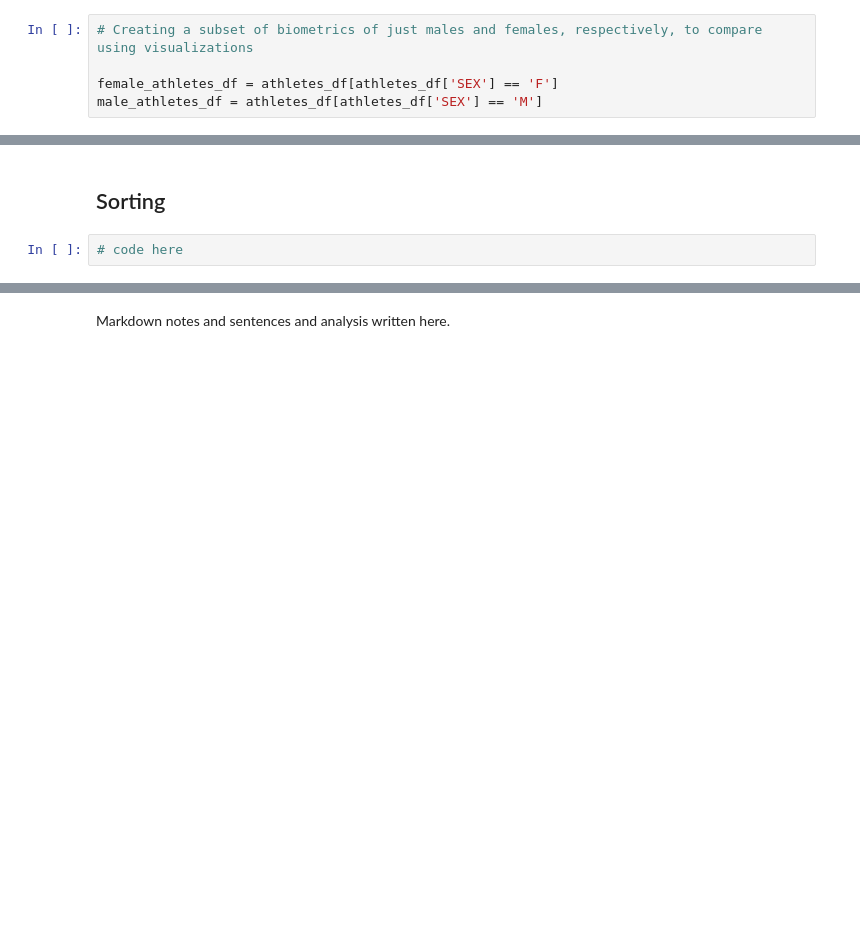
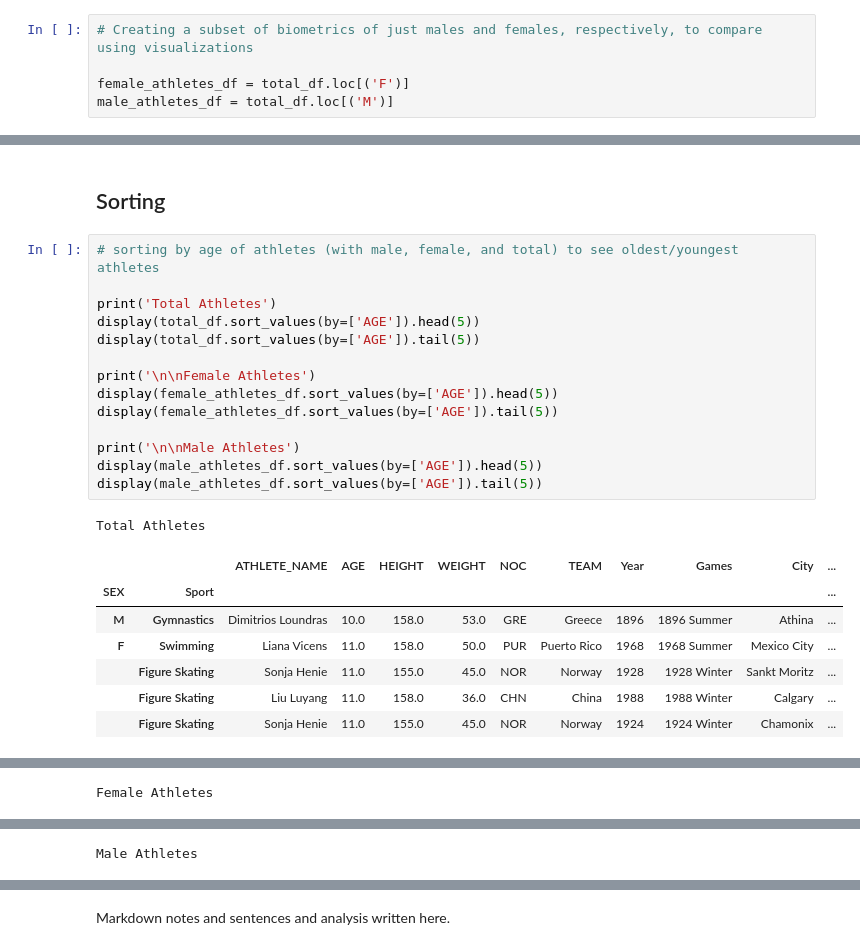
Before and after one commit to srushti-vai/Olympics-Data-Analysis, a Jupyter notebook: Olympics Data Analysis.ipynb, the cells around one changed output, grey strips where cells are left out. Saved outputs shown, nothing was run; the diff lists cells and outputs as text; blank space fills up the shorter version.

```diff
--- a/Olympics Data Analysis.ipynb
+++ b/Olympics Data Analysis.ipynb
@@ -84,5 +70,5 @@ Markdown notes and sentences and analysis written here.
 # %%
 # Creating a subset of biometrics of just males and females, respectively, to compare using visualizations
 
-female_athletes_df = athletes_df[athletes_df['SEX'] == 'F']
-male_athletes_df = athletes_df[athletes_df['SEX'] == 'M']
+female_athletes_df = total_df.loc[('F')]
+male_athletes_df = total_df.loc[('M')]
@@ -115,5 +105,26 @@ The winners_df is a new data frame that only contain the rows of the all_seasons
 We can use this filtered subset to analyze improvement in an athlete's performance over the years, as this only contains the data of the athletes who have won something, so by putting this data in a pivot table (as seen the pivot section below), we can see if an athlete gets better with each year participated in the Olympics.
 # %% [markdown]
 ## Sorting
-# %%
-# code here
+# %%
+# sorting by age of athletes (with male, female, and total) to see oldest/youngest athletes
+
+print('Total Athletes')
+display(total_df.sort_values(by=['AGE']).head(5))
+display(total_df.sort_values(by=['AGE']).tail(5))
+
+print('\n\nFemale Athletes')
+display(female_athletes_df.sort_values(by=['AGE']).head(5))
+display(female_athletes_df.sort_values(by=['AGE']).tail(5))
+
+print('\n\nMale Athletes')
+display(male_athletes_df.sort_values(by=['AGE']).head(5))
+display(male_athletes_df.sort_values(by=['AGE']).tail(5))
+# %% [output]
+Total Athletes
+|  |  | ATHLETE_NAME | AGE | HEIGHT | WEIGHT | NOC | TEAM | Year | Games | City | ... |
+| SEX | Sport |  |  |  |  |  |  |  |  |  | ... |
+| M | Gymnastics | Dimitrios Loundras | 10.0 | 158.0 | 53.0 | GRE | Greece | 1896 | 1896 Summer | Athina | ... |
+| F | Swimming | Liana Vicens | 11.0 | 158.0 | 50.0 | PUR | Puerto Rico | 1968 | 1968 Summer | Mexico City | ... |
+|  | Figure Skating | Sonja Henie | 11.0 | 155.0 | 45.0 | NOR | Norway | 1928 | 1928 Winter | Sankt Moritz | ... |
+|  | Figure Skating | Liu Luyang | 11.0 | 158.0 | 36.0 | CHN | China | 1988 | 1988 Winter | Calgary | ... |
+|  | Figure Skating | Sonja Henie | 11.0 | 155.0 | 45.0 | NOR | Norway | 1924 | 1924 Winter | Chamonix | ... |
@@ -119,0 +138 @@ We can use this filtered subset to analyze improvement in an athlete's performan
+Female Athletes
@@ -119,0 +153 @@ We can use this filtered subset to analyze improvement in an athlete's performan
+Male Athletes
```
Also changed, not shown: parts of 11 cells of this notebook, 1 other file.
